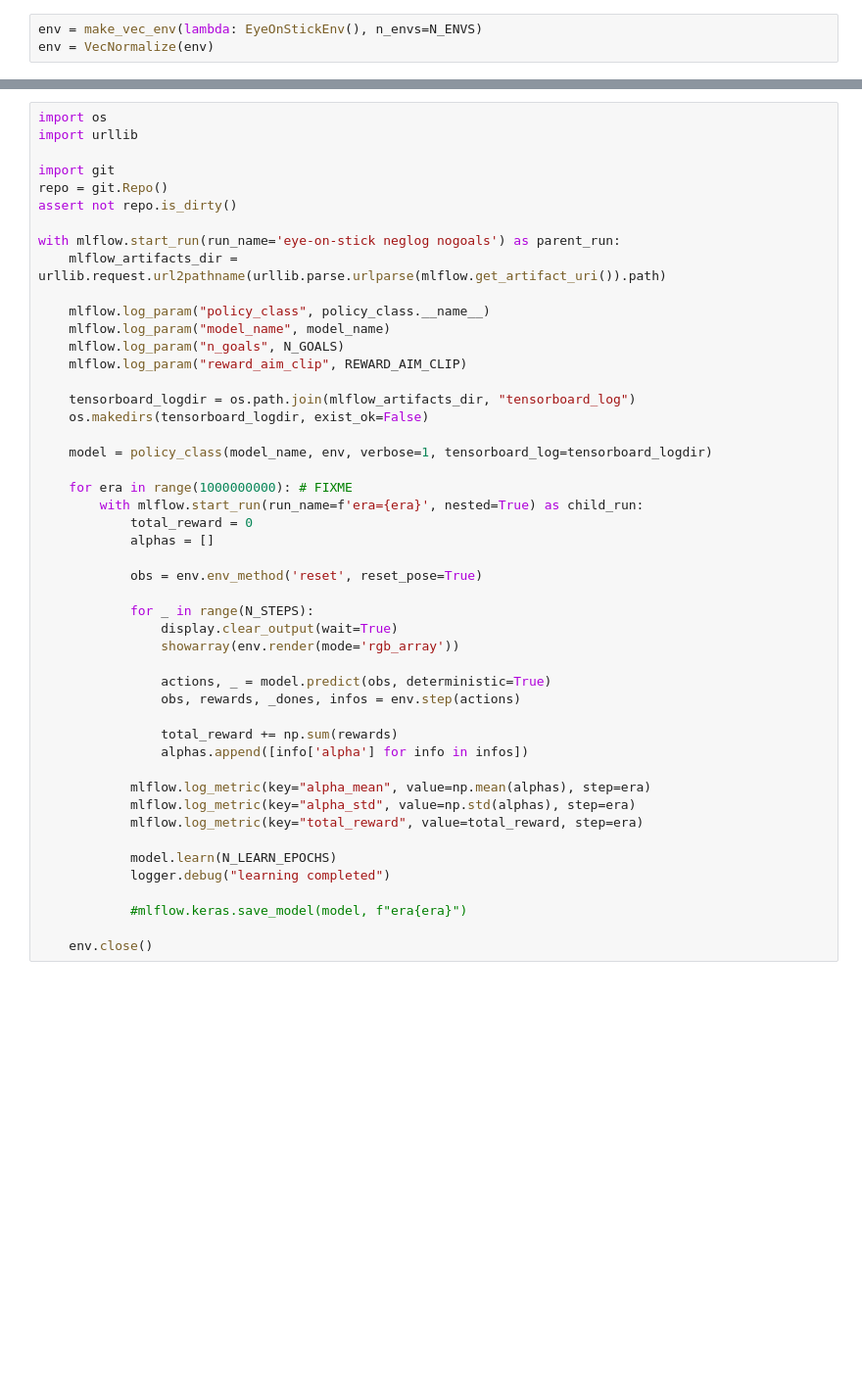
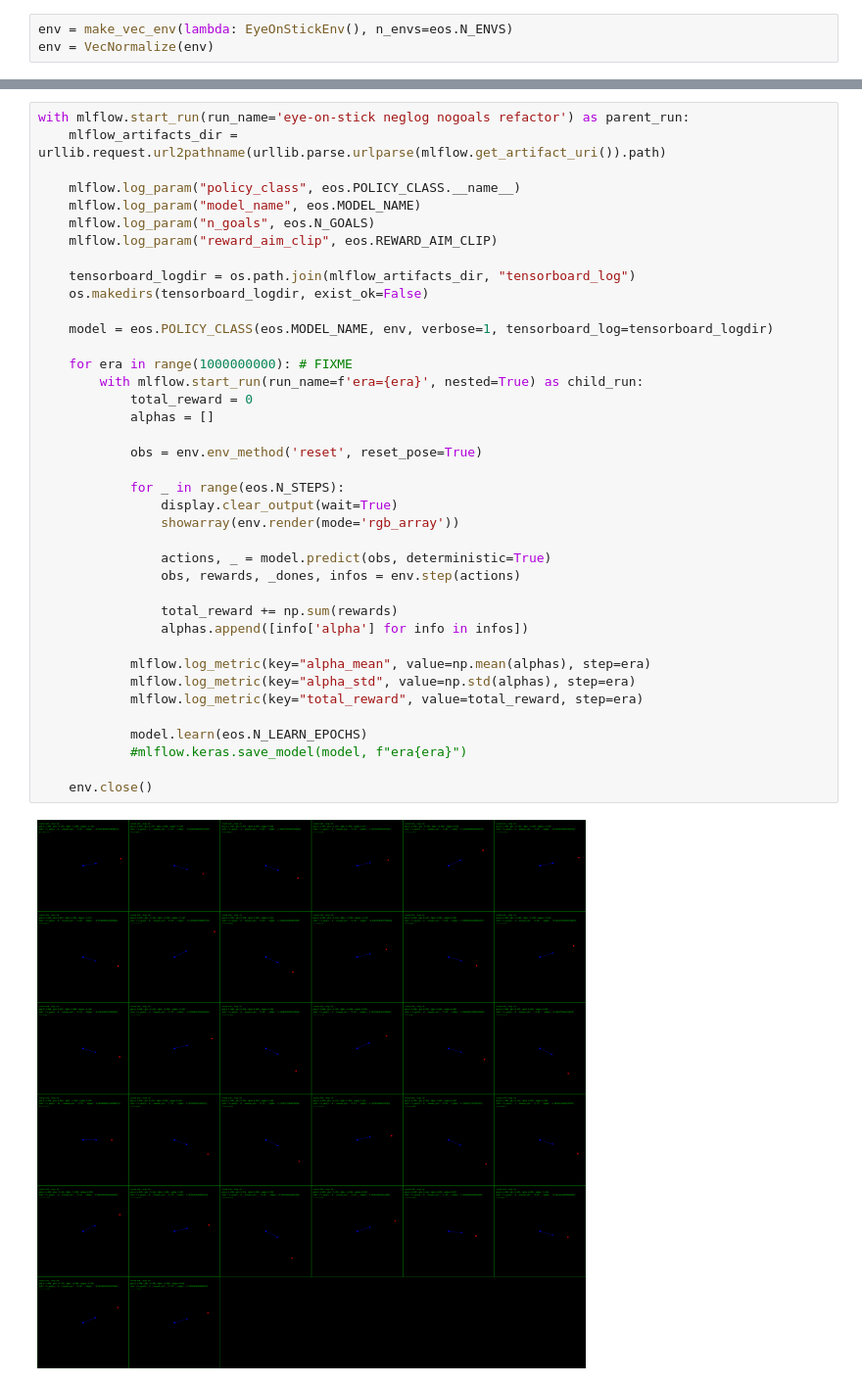
Before and after one commit to abbbe/eye-on-stick, a Jupyter notebook: eye-on-stick.ipynb, the cells around one changed output, grey strips where cells are left out. Shown at 98% size. Drawn from its saved outputs; the diff is of its cells as text; blank space fills up the shorter version.

```diff
--- a/eye-on-stick.ipynb
+++ b/eye-on-stick.ipynb
@@ -266,3 +37,3 @@ class EyeOnStickEnv(gym.Env):
 # %%
-env = make_vec_env(lambda: EyeOnStickEnv(), n_envs=N_ENVS)
+env = make_vec_env(lambda: EyeOnStickEnv(), n_envs=eos.N_ENVS)
 env = VecNormalize(env)
@@ -279,48 +40,41 @@ env = VecNormalize(env)
 # %%
-import os
-import urllib
-
-import git
-repo = git.Repo()
-assert not repo.is_dirty()
-
-with mlflow.start_run(run_name='eye-on-stick neglog nogoals') as parent_run:
+with mlflow.start_run(run_name='eye-on-stick neglog nogoals refactor') as parent_run:
     mlflow_artifacts_dir = urllib.request.url2pathname(urllib.parse.urlparse(mlflow.get_artifact_uri()).path)
 
-    mlflow.log_param("policy_class", policy_class.__name__)
-    mlflow.log_param("model_name", model_name)
-    mlflow.log_param("n_goals", N_GOALS)
-    mlflow.log_param("reward_aim_clip", REWARD_AIM_CLIP)
+    mlflow.log_param("policy_class", eos.POLICY_CLASS.__name__)
+    mlflow.log_param("model_name", eos.MODEL_NAME)
+    mlflow.log_param("n_goals", eos.N_GOALS)
+    mlflow.log_param("reward_aim_clip", eos.REWARD_AIM_CLIP)
 
     tensorboard_logdir = os.path.join(mlflow_artifacts_dir, "tensorboard_log")
     os.makedirs(tensorboard_logdir, exist_ok=False)
 
-    model = policy_class(model_name, env, verbose=1, tensorboard_log=tensorboard_logdir)
+    model = eos.POLICY_CLASS(eos.MODEL_NAME, env, verbose=1, tensorboard_log=tensorboard_logdir)
 
     for era in range(1000000000): # FIXME
         with mlflow.start_run(run_name=f'era={era}', nested=True) as child_run:
             total_reward = 0
             alphas = []
 
             obs = env.env_method('reset', reset_pose=True)
 
-            for _ in range(N_STEPS):
+            for _ in range(eos.N_STEPS):
                 display.clear_output(wait=True)
                 showarray(env.render(mode='rgb_array'))
 
                 actions, _ = model.predict(obs, deterministic=True)
                 obs, rewards, _dones, infos = env.step(actions)
 
                 total_reward += np.sum(rewards)
                 alphas.append([info['alpha'] for info in infos])
 
             mlflow.log_metric(key="alpha_mean", value=np.mean(alphas), step=era)
             mlflow.log_metric(key="alpha_std", value=np.std(alphas), step=era)
             mlflow.log_metric(key="total_reward", value=total_reward, step=era)
 
-            model.learn(N_LEARN_EPOCHS)
-            logger.debug("learning completed")
-
+            model.learn(eos.N_LEARN_EPOCHS)
             #mlflow.keras.save_model(model, f"era{era}")
 
     env.close()
+# %% [output]
+[figure, added]
```
Also changed, not shown: parts of 9 cells of this notebook, 4 other files.
